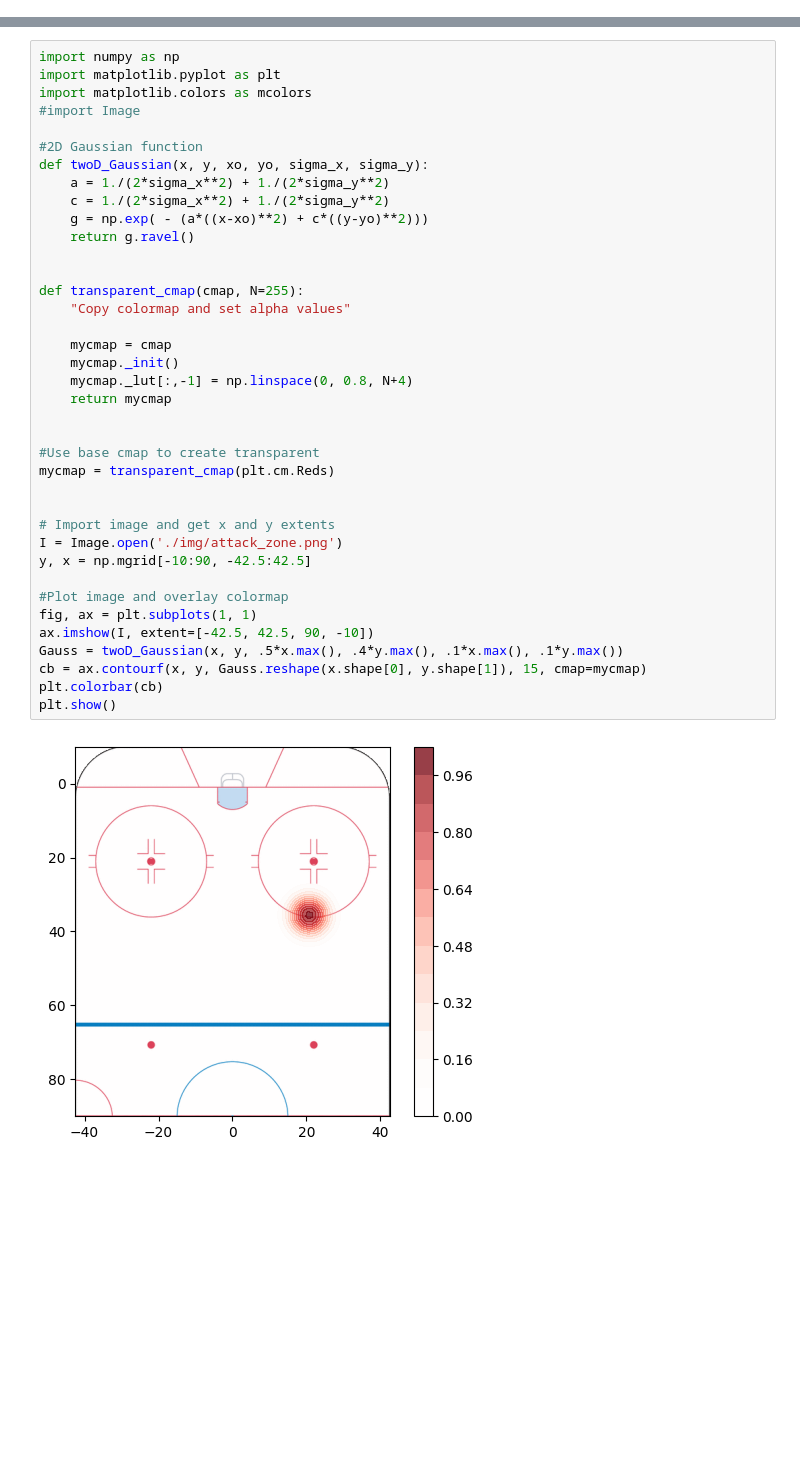
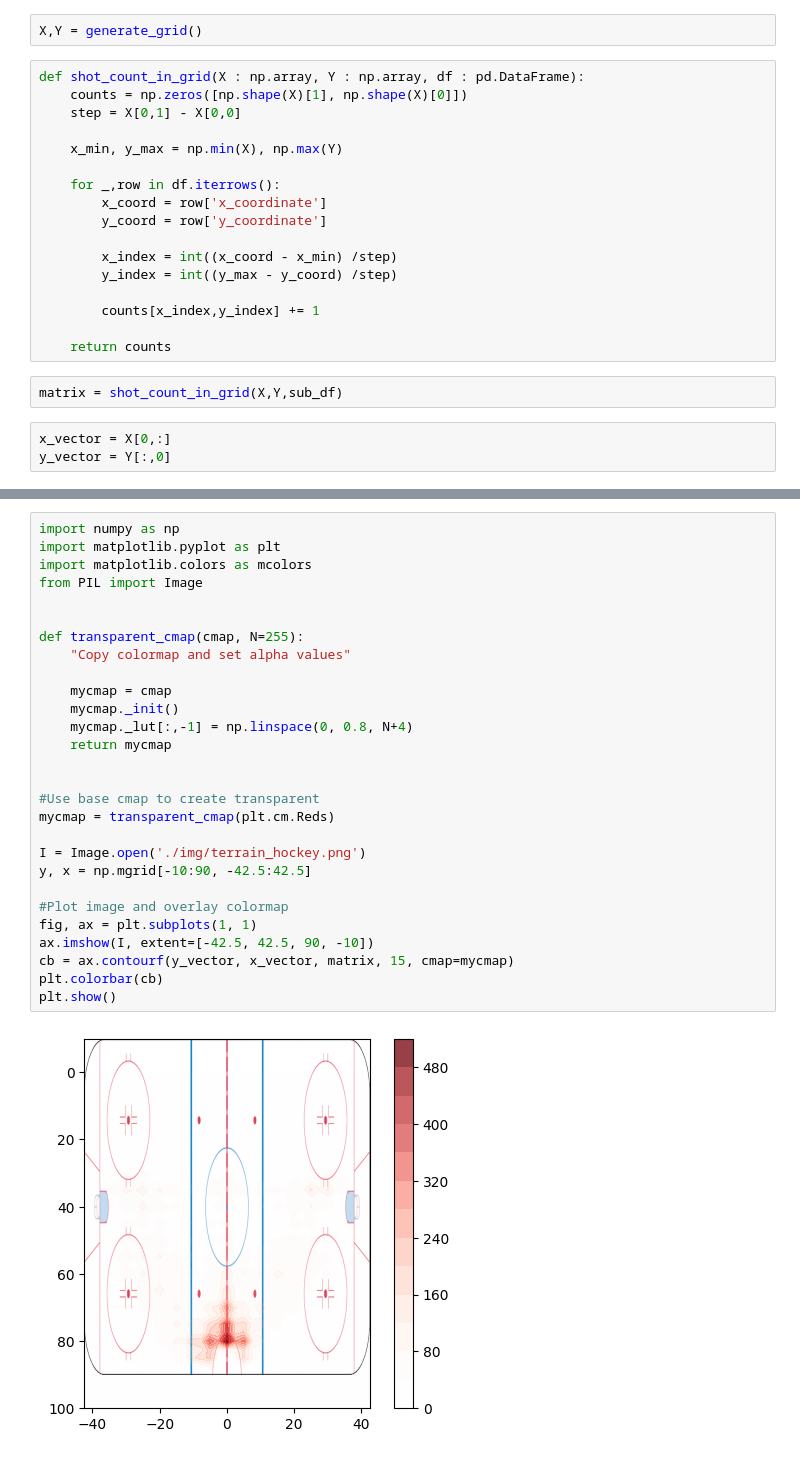
Before and after one commit to MkYacine/IFT6758-Projet, a Jupyter notebook: data/advanced_visualization.ipynb, the cells around one changed output, grey strips where cells are left out. Drawn from its saved outputs; the diff is of its cells as text; blank space fills up the shorter version.

Commit message:
Update Visualization

```diff
--- a/data/advanced_visualization.ipynb
+++ b/data/advanced_visualization.ipynb
@@ -52,0 +31,24 @@ sns.pairplot(df_2, kind="kde")
+# %%
+X,Y = generate_grid()
+# %%
+def shot_count_in_grid(X : np.array, Y : np.array, df : pd.DataFrame):
+    counts = np.zeros([np.shape(X)[1], np.shape(X)[0]])
+    step = X[0,1] - X[0,0]
+
+    x_min, y_max = np.min(X), np.max(Y)
+
+    for _,row in df.iterrows():
+        x_coord = row['x_coordinate']
+        y_coord = row['y_coordinate']
+
+        x_index = int((x_coord - x_min) /step)
+        y_index = int((y_max - y_coord) /step)
+
+        counts[x_index,y_index] += 1
+
+    return counts
+# %%
+matrix = shot_count_in_grid(X,Y,sub_df)
+# %%
+x_vector = X[0,:]
+y_vector = Y[:,0]
@@ -53,40 +67,30 @@ sns.pairplot(df_2, kind="kde")
 # %%
 import numpy as np
 import matplotlib.pyplot as plt
 import matplotlib.colors as mcolors
-#import Image
-
-#2D Gaussian function
-def twoD_Gaussian(x, y, xo, yo, sigma_x, sigma_y):
-    a = 1./(2*sigma_x**2) + 1./(2*sigma_y**2)
-    c = 1./(2*sigma_x**2) + 1./(2*sigma_y**2)
-    g = np.exp( - (a*((x-xo)**2) + c*((y-yo)**2)))
-    return g.ravel()
+from PIL import Image
 
 
 def transparent_cmap(cmap, N=255):
     "Copy colormap and set alpha values"
 
     mycmap = cmap
     mycmap._init()
     mycmap._lut[:,-1] = np.linspace(0, 0.8, N+4)
     return mycmap
 
 
 #Use base cmap to create transparent
 mycmap = transparent_cmap(plt.cm.Reds)
 
-
-# Import image and get x and y extents
-I = Image.open('./img/attack_zone.png')
+I = Image.open('./img/terrain_hockey.png')
 y, x = np.mgrid[-10:90, -42.5:42.5]
 
 #Plot image and overlay colormap
 fig, ax = plt.subplots(1, 1)
 ax.imshow(I, extent=[-42.5, 42.5, 90, -10])
-Gauss = twoD_Gaussian(x, y, .5*x.max(), .4*y.max(), .1*x.max(), .1*y.max())
-cb = ax.contourf(x, y, Gauss.reshape(x.shape[0], y.shape[1]), 15, cmap=mycmap)
+cb = ax.contourf(y_vector, x_vector, matrix, 15, cmap=mycmap)
 plt.colorbar(cb)
 plt.show()
 # %% [output]
-[figure, old version]
+[figure, new version]
```
Also changed, not shown: parts of 11 cells of this notebook, 3 other files.
